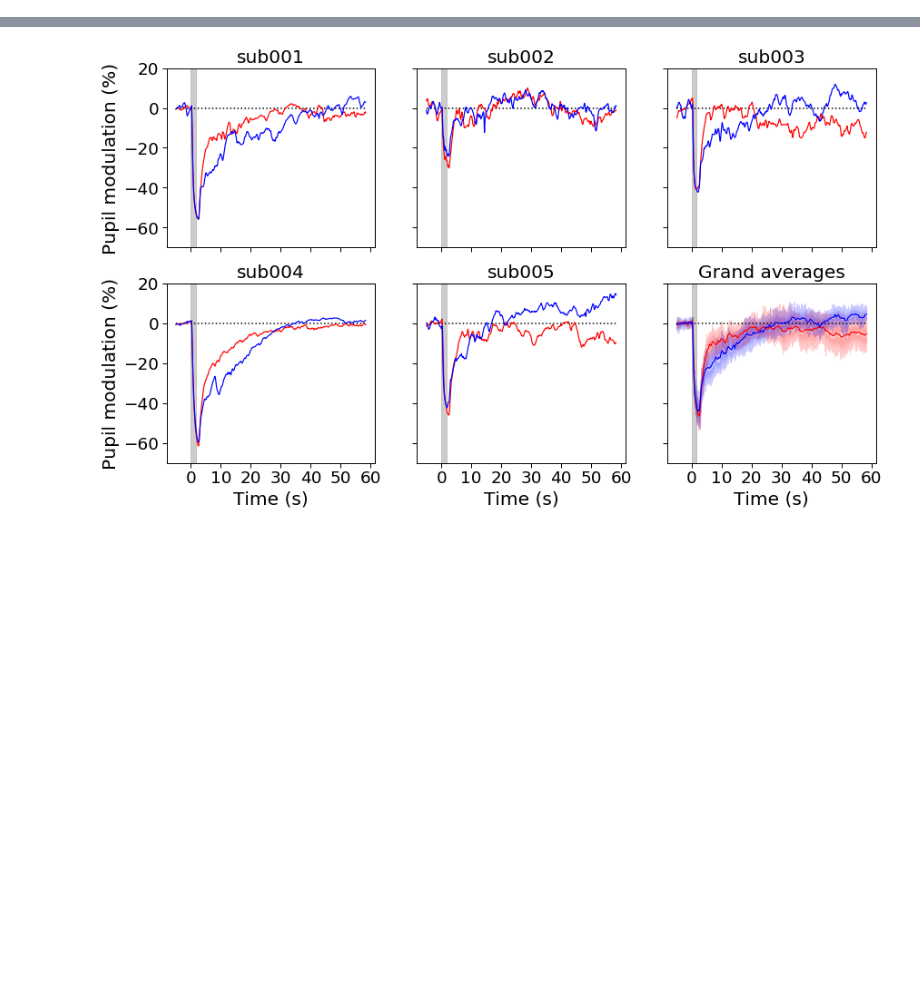
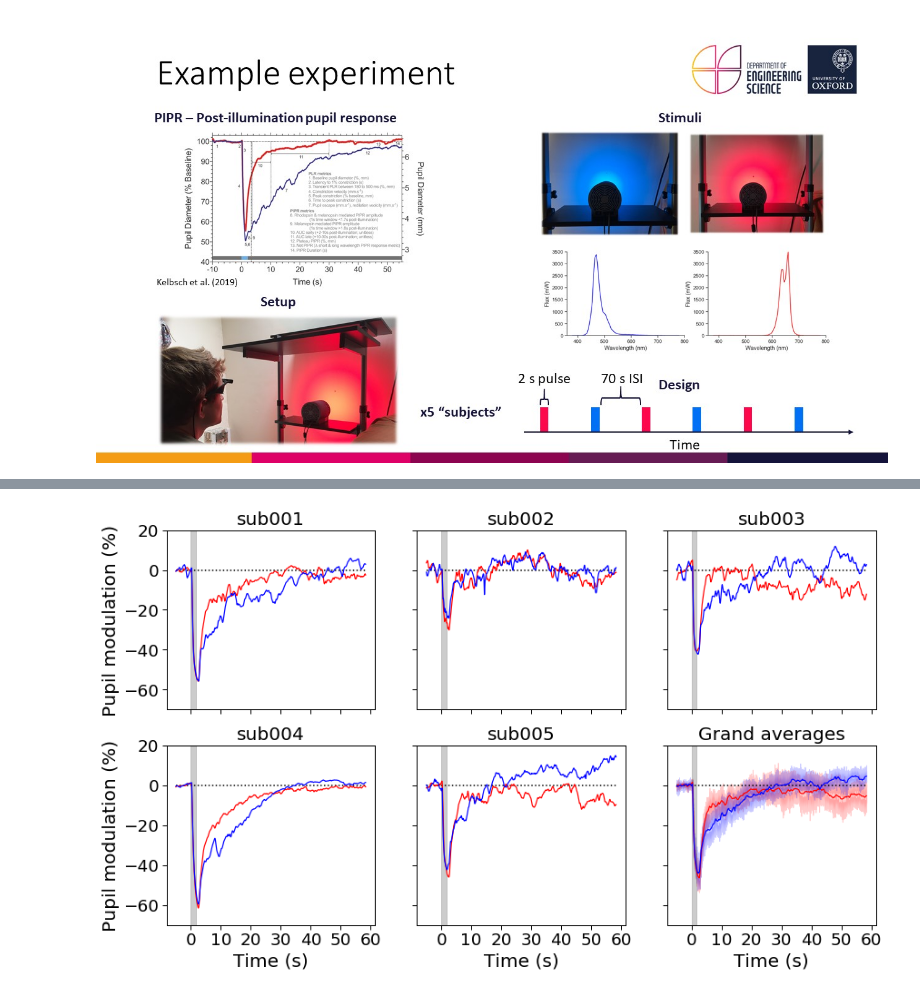
Before and after one commit to PyPlr/cvd_pupillometry, a Jupyter notebook: code/python/pyplr/pipr_single_subject_analysis.ipynb, the cells around one changed output, grey strips where cells are left out. Saved outputs shown, nothing was run; the diff lists cells and outputs as text; code cells hidden in the pictures; blank space fills up the shorter version.

```diff
--- a/code/python/pyplr/pipr_single_subject_analysis.ipynb
+++ b/code/python/pyplr/pipr_single_subject_analysis.ipynb
@@ -1,3 +4,8 @@
+# %%
+from IPython.display import Image
+Image("../../../data/red_vs_blue_2s_pulse_3trials_each/example_pipr_exp.jpg", width=1000, height=1000)
+# %% [output]
+[figure, added]
 # %%
 import os
 import os.path as op
```
Also changed, not shown: parts of 17 cells of this notebook, 4 other files.
